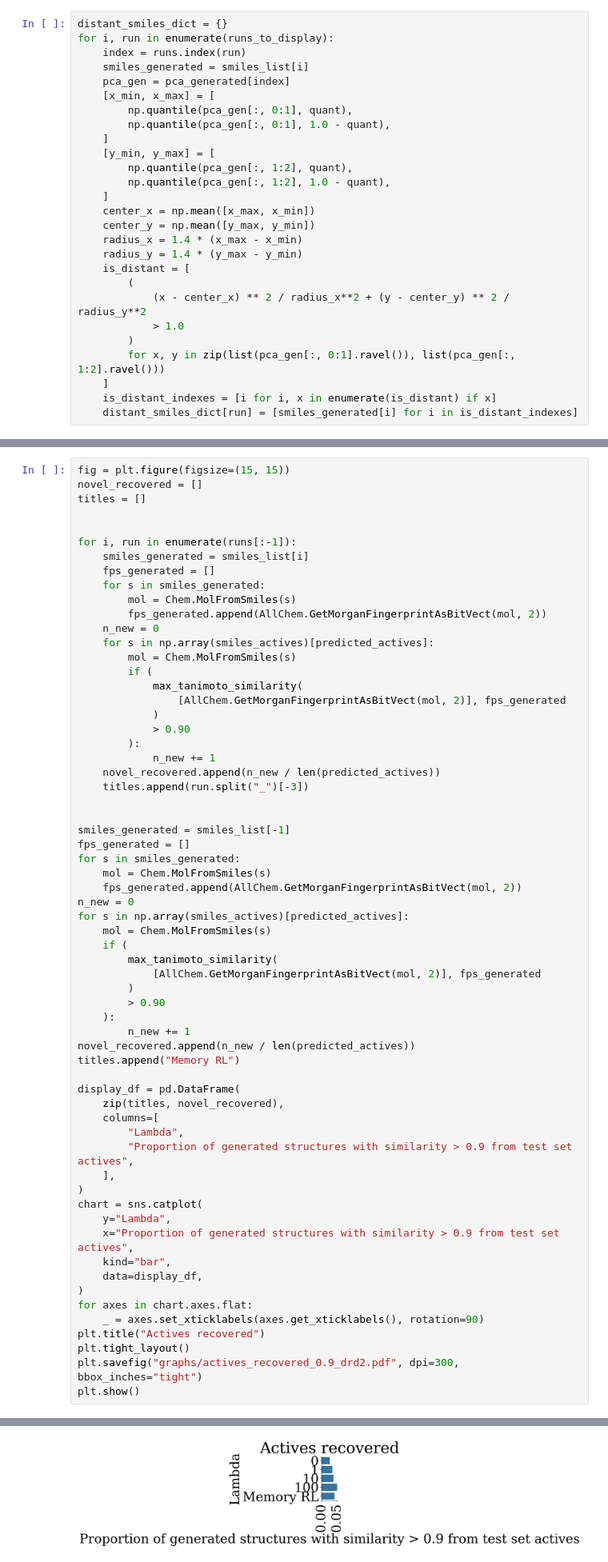
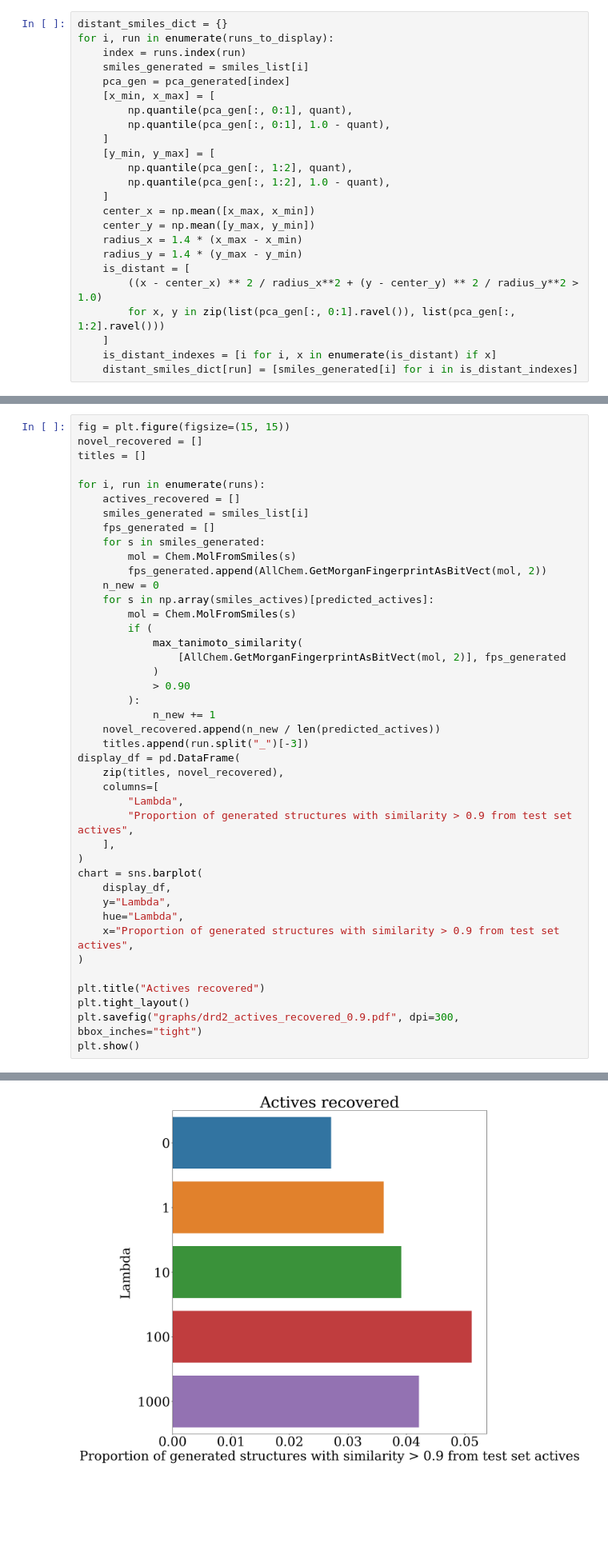
Before and after one commit to maxime-langevin/diverse_molecule_generation, a Jupyter notebook: drd2.ipynb, the cells around one changed output, grey strips where cells are left out. Shown at 80% size. Cells and saved outputs as stored; diff of their text form; blank space fills up the shorter version.

Commit message:
save robustness, actives per seed

```diff
--- a/drd2.ipynb
+++ b/drd2.ipynb
@@ -309,10 +309,7 @@ for i, run in enumerate(runs_to_display):
     radius_x = 1.4 * (x_max - x_min)
     radius_y = 1.4 * (y_max - y_min)
     is_distant = [
-        (
-            (x - center_x) ** 2 / radius_x**2 + (y - center_y) ** 2 / radius_y**2
-            > 1.0
-        )
+        ((x - center_x) ** 2 / radius_x**2 + (y - center_y) ** 2 / radius_y**2 > 1.0)
         for x, y in zip(list(pca_gen[:, 0:1].ravel()), list(pca_gen[:, 1:2].ravel()))
     ]
     is_distant_indexes = [i for i, x in enumerate(is_distant) if x]
@@ -361,8 +407,8 @@ fig = plt.figure(figsize=(15, 15))
 novel_recovered = []
 titles = []
 
-
-for i, run in enumerate(runs[:-1]):
+for i, run in enumerate(runs):
+    actives_recovered = []
     smiles_generated = smiles_list[i]
     fps_generated = []
     for s in smiles_generated:
@@ -380,26 +426,6 @@ for i, run in enumerate(runs[:-1]):
             n_new += 1
     novel_recovered.append(n_new / len(predicted_actives))
     titles.append(run.split("_")[-3])
-
-
-smiles_generated = smiles_list[-1]
-fps_generated = []
-for s in smiles_generated:
-    mol = Chem.MolFromSmiles(s)
-    fps_generated.append(AllChem.GetMorganFingerprintAsBitVect(mol, 2))
-n_new = 0
-for s in np.array(smiles_actives)[predicted_actives]:
-    mol = Chem.MolFromSmiles(s)
-    if (
-        max_tanimoto_similarity(
-            [AllChem.GetMorganFingerprintAsBitVect(mol, 2)], fps_generated
-        )
-        > 0.90
-    ):
-        n_new += 1
-novel_recovered.append(n_new / len(predicted_actives))
-titles.append("Memory RL")
-
 display_df = pd.DataFrame(
     zip(titles, novel_recovered),
     columns=[
@@ -407,16 +433,15 @@ display_df = pd.DataFrame(
         "Proportion of generated structures with similarity > 0.9 from test set actives",
     ],
 )
-chart = sns.catplot(
+chart = sns.barplot(
+    display_df,
     y="Lambda",
+    hue="Lambda",
     x="Proportion of generated structures with similarity > 0.9 from test set actives",
-    kind="bar",
-    data=display_df,
 )
-for axes in chart.axes.flat:
-    _ = axes.set_xticklabels(axes.get_xticklabels(), rotation=90)
+
 plt.title("Actives recovered")
 plt.tight_layout()
-plt.savefig("graphs/actives_recovered_0.9_drd2.pdf", dpi=300, bbox_inches="tight")
+plt.savefig("graphs/drd2_actives_recovered_0.9.pdf", dpi=300, bbox_inches="tight")
 plt.show()
 # %% [output]
@@ -424,4 +448,4 @@ plt.show()
-[figure, old version]
+[figure, new version]
 # %%
 fig = plt.figure(figsize=(15, 15))
 novel_recovered = []
```
Also changed, not shown: parts of 16 cells of this notebook, 17 other files.
